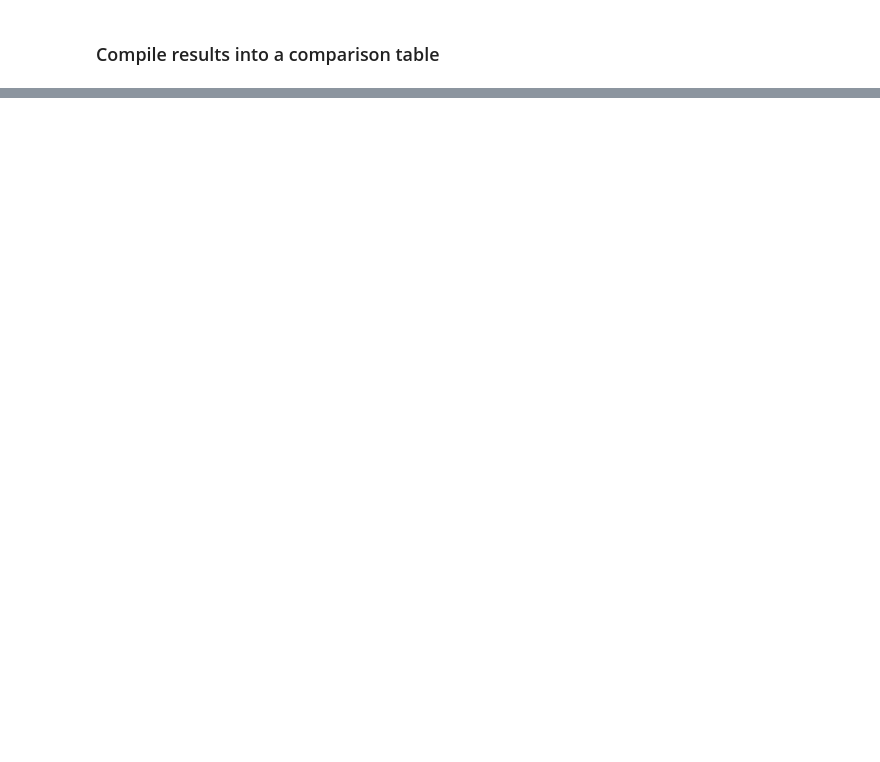
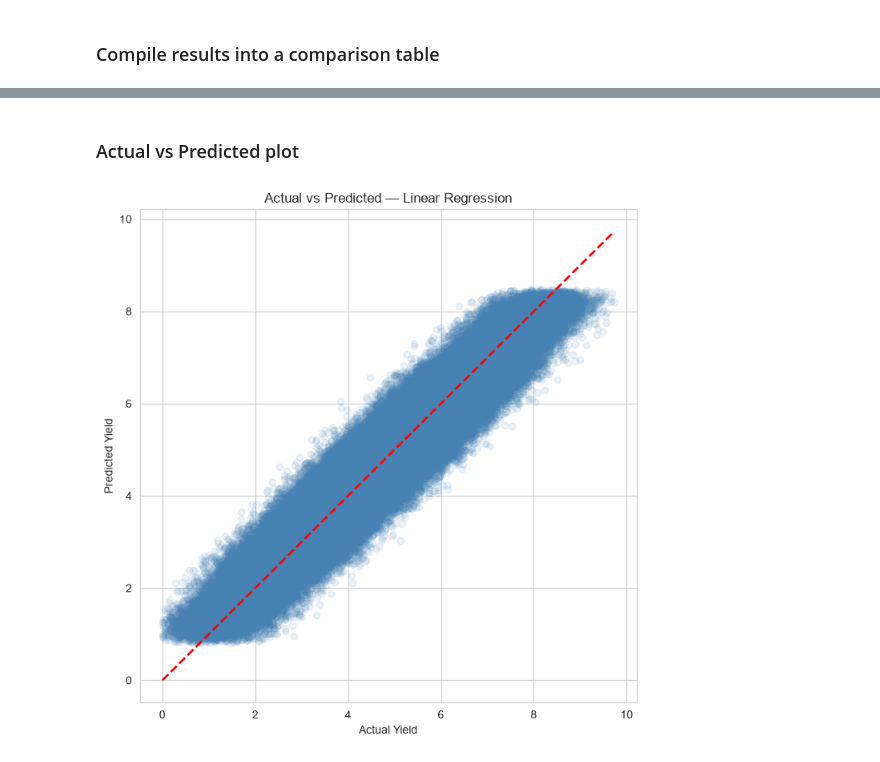
Before and after one commit to ShiharaXcor/AgriYield-AI, a Jupyter notebook: notebooks/05_model_training.ipynb, the cells around one changed output, grey strips where cells are left out. Drawn from its saved outputs; the diff is of its cells as text; code cells hidden in the pictures; blank space fills up the shorter version.

```diff
--- a/notebooks/05_model_training.ipynb
+++ b/notebooks/05_model_training.ipynb
@@ -264,0 +214,6 @@ print("All models saved to ../models/trained/")
+# %%
+best_model_name = results_df.index[0]
+best_model = trained_models[best_model_name]
+
+print(f"Best model selected: {best_model_name}")
+print(results_df.loc[best_model_name])
@@ -264,0 +230,15 @@ print("All models saved to ../models/trained/")
+# %% [markdown]
+### Actual vs Predicted plot
+# %%
+y_pred_best = best_model.predict(X_test)
+
+plt.figure(figsize=(8, 8))
+plt.scatter(y_test, y_pred_best, alpha=0.1, color="steelblue")
+plt.plot([y_test.min(), y_test.max()], [y_test.min(), y_test.max()], 'r--', lw=2)
+plt.xlabel("Actual Yield")
+plt.ylabel("Predicted Yield")
+plt.title(f"Actual vs Predicted — {best_model_name}")
+plt.savefig("../reports/figures/13_actual_vs_predicted.png", dpi=150, bbox_inches="tight")
+plt.show()
+# %% [output]
+[figure, added]
```
Also changed, not shown: parts of 27 cells of this notebook, 10 other files.
